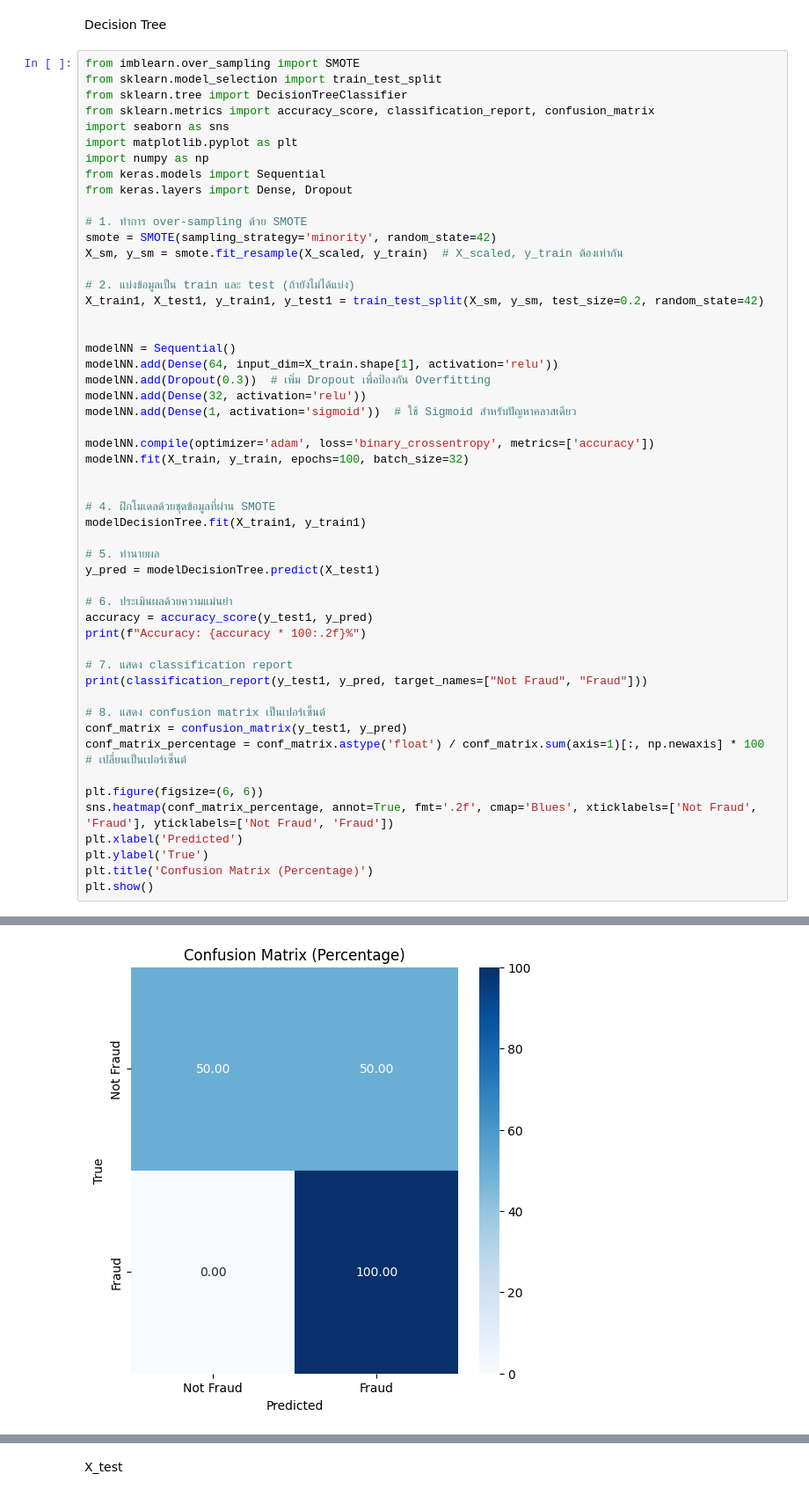
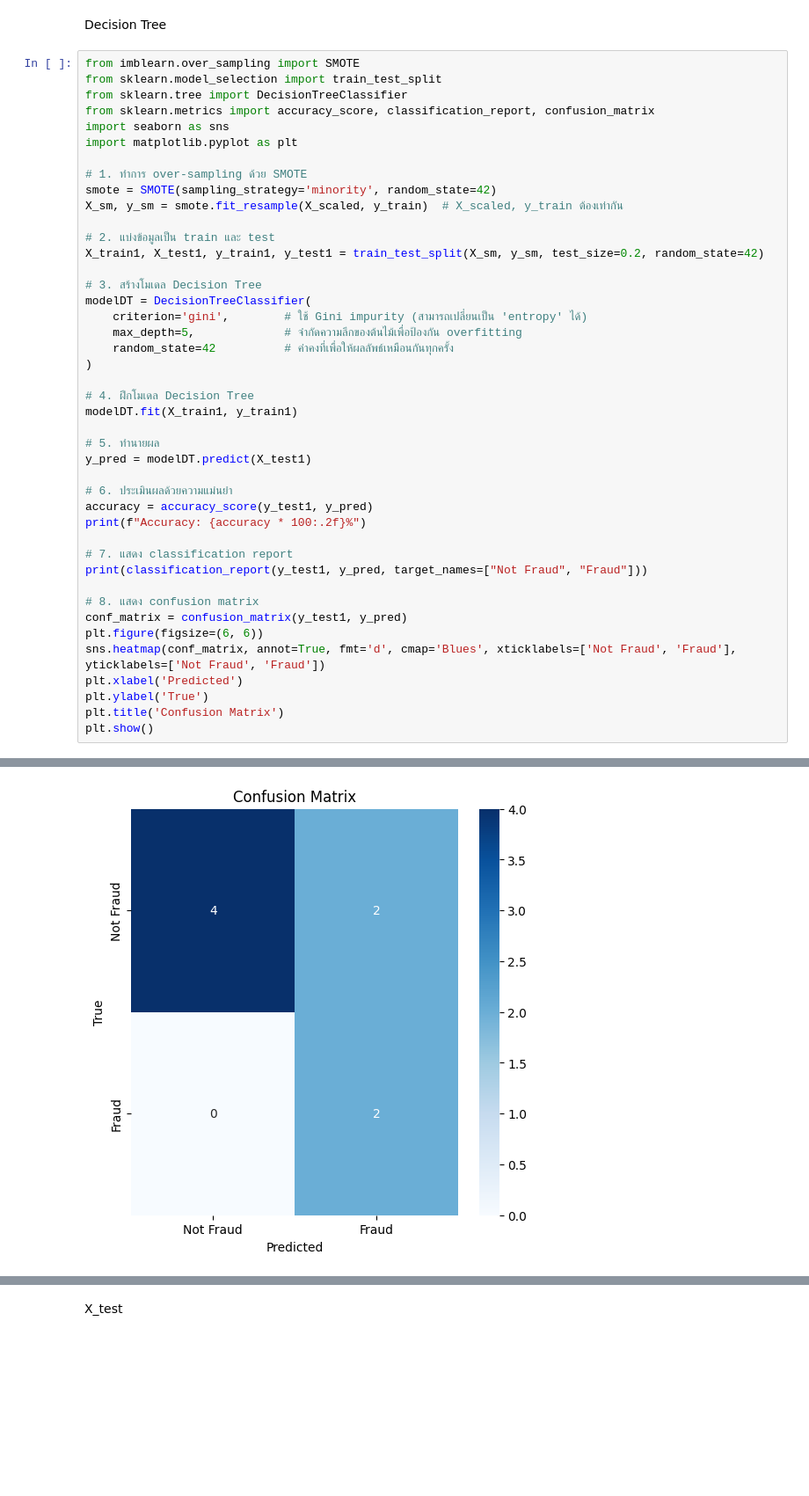
Before and after one commit to Suchada2000/MY-WORK, a Jupyter notebook: Untitled31.ipynb, the cells around one changed output, grey strips where cells are left out. Shown at 88% size. Cells and saved outputs as stored; diff of their text form; blank space fills up the shorter version.

```diff
--- a/Untitled31.ipynb
+++ b/Untitled31.ipynb
@@ -764,33 +849,26 @@ from sklearn.tree import DecisionTreeClassifier
 from sklearn.metrics import accuracy_score, classification_report, confusion_matrix
 import seaborn as sns
 import matplotlib.pyplot as plt
-import numpy as np
-from keras.models import Sequential
-from keras.layers import Dense, Dropout
 
 # 1. ทำการ over-sampling ด้วย SMOTE
 smote = SMOTE(sampling_strategy='minority', random_state=42)
 X_sm, y_sm = smote.fit_resample(X_scaled, y_train)  # X_scaled, y_train ต้องเท่ากัน
 
-# 2. แบ่งข้อมูลเป็น train และ test (ถ้ายังไม่ได้แบ่ง)
+# 2. แบ่งข้อมูลเป็น train และ test
 X_train1, X_test1, y_train1, y_test1 = train_test_split(X_sm, y_sm, test_size=0.2, random_state=42)
 
+# 3. สร้างโมเดล Decision Tree
+modelDT = DecisionTreeClassifier(
+    criterion='gini',        # ใช้ Gini impurity (สามารถเปลี่ยนเป็น 'entropy' ได้)
+    max_depth=5,             # จำกัดความลึกของต้นไม้เพื่อป้องกัน overfitting
+    random_state=42          # ค่าคงที่เพื่อให้ผลลัพธ์เหมือนกันทุกครั้ง
+)
 
-modelNN = Sequential()
-modelNN.add(Dense(64, input_dim=X_train.shape[1], activation='relu'))
-modelNN.add(Dropout(0.3))  # เพิ่ม Dropout เพื่อป้องกัน Overfitting
-modelNN.add(Dense(32, activation='relu'))
-modelNN.add(Dense(1, activation='sigmoid'))  # ใช้ Sigmoid สำหรับปัญหาคลาสเดียว
-
-modelNN.compile(optimizer='adam', loss='binary_crossentropy', metrics=['accuracy'])
-modelNN.fit(X_train, y_train, epochs=100, batch_size=32)
-
-
-# 4. ฝึกโมเดลด้วยชุดข้อมูลที่ผ่าน SMOTE
-modelDecisionTree.fit(X_train1, y_train1)
+# 4. ฝึกโมเดล Decision Tree
+modelDT.fit(X_train1, y_train1)
 
 # 5. ทำนายผล
-y_pred = modelDecisionTree.predict(X_test1)
+y_pred = modelDT.predict(X_test1)
 
 # 6. ประเมินผลด้วยความแม่นยำ
 accuracy = accuracy_score(y_test1, y_pred)
@@ -799,14 +877,12 @@ print(f"Accuracy: {accuracy * 100:.2f}%")
 # 7. แสดง classification report
 print(classification_report(y_test1, y_pred, target_names=["Not Fraud", "Fraud"]))
 
-# 8. แสดง confusion matrix เป็นเปอร์เซ็นต์
+# 8. แสดง confusion matrix
 conf_matrix = confusion_matrix(y_test1, y_pred)
-conf_matrix_percentage = conf_matrix.astype('float') / conf_matrix.sum(axis=1)[:, np.newaxis] * 100  # เปลี่ยนเป็นเปอร์เซ็นต์
-
 plt.figure(figsize=(6, 6))
-sns.heatmap(conf_matrix_percentage, annot=True, fmt='.2f', cmap='Blues', xticklabels=['Not Fraud', 'Fraud'], yticklabels=['Not Fraud', 'Fraud'])
+sns.heatmap(conf_matrix, annot=True, fmt='d', cmap='Blues', xticklabels=['Not Fraud', 'Fraud'], yticklabels=['Not Fraud', 'Fraud'])
 plt.xlabel('Predicted')
 plt.ylabel('True')
-plt.title('Confusion Matrix (Percentage)')
+plt.title('Confusion Matrix')
 plt.show()
 # %% [output]
@@ -830 +898 @@ weighted avg       0.85      0.62      0.64         8
-[figure, old version]
+[figure, new version]
```
Also changed, not shown: parts of 14 cells of this notebook.
